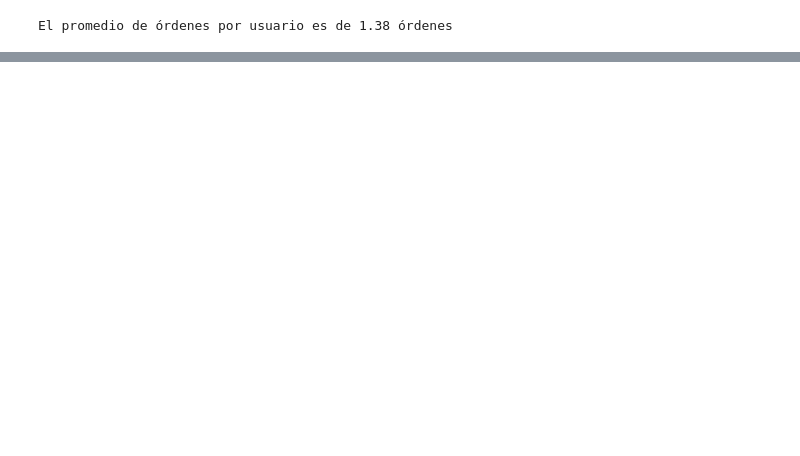
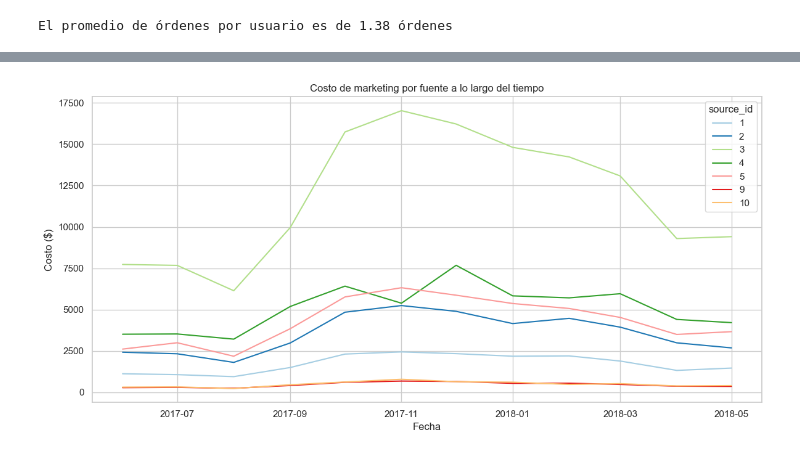
Before and after one commit to latostadorano/tt_s09_showz_tickets, a Jupyter notebook: s_09.ipynb, the cells around one changed output, grey strips where cells are left out. Drawn from its saved outputs; the diff is of its cells as text; code cells hidden in the pictures; blank space fills up the shorter version.

Commit message:
Paso 2, Marketing finalizado

```diff
--- a/s_09.ipynb
+++ b/s_09.ipynb
@@ -583,0 +633,22 @@ Traza gráficos para mostrar cómo difieren estas métricas para varios disposit
+# %%
+# Agregamos columnas de mes y año para poder agrupar por source_id y temporalidad
+
+costs['month'] = costs['dt'].dt.month
+costs['year'] = costs['dt'].dt.year
+costs_by_source_by_month = costs.groupby(['source_id','year', 'month'])['costs'].sum().reset_index()
+costs_by_source_by_month['date'] = pd.to_datetime(
+    costs_by_source_by_month[['year', 'month']].assign(day=1)
+)
+# %%
+# Graficamos
+
+plt.figure(figsize=(12, 6))
+sns.lineplot(data = costs_by_source_by_month, x = 'date', y ='costs', hue = 'source_id', palette = 'Paired')
+plt.title('Costo de marketing por fuente a lo largo del tiempo')
+plt.xlabel('Fecha')
+plt.ylabel('Costo ($)')
+plt.grid(True)
+plt.tight_layout()
+plt.show()
+# %% [output]
+[figure, added]
```
Also changed, not shown: parts of 17 cells of this notebook.
